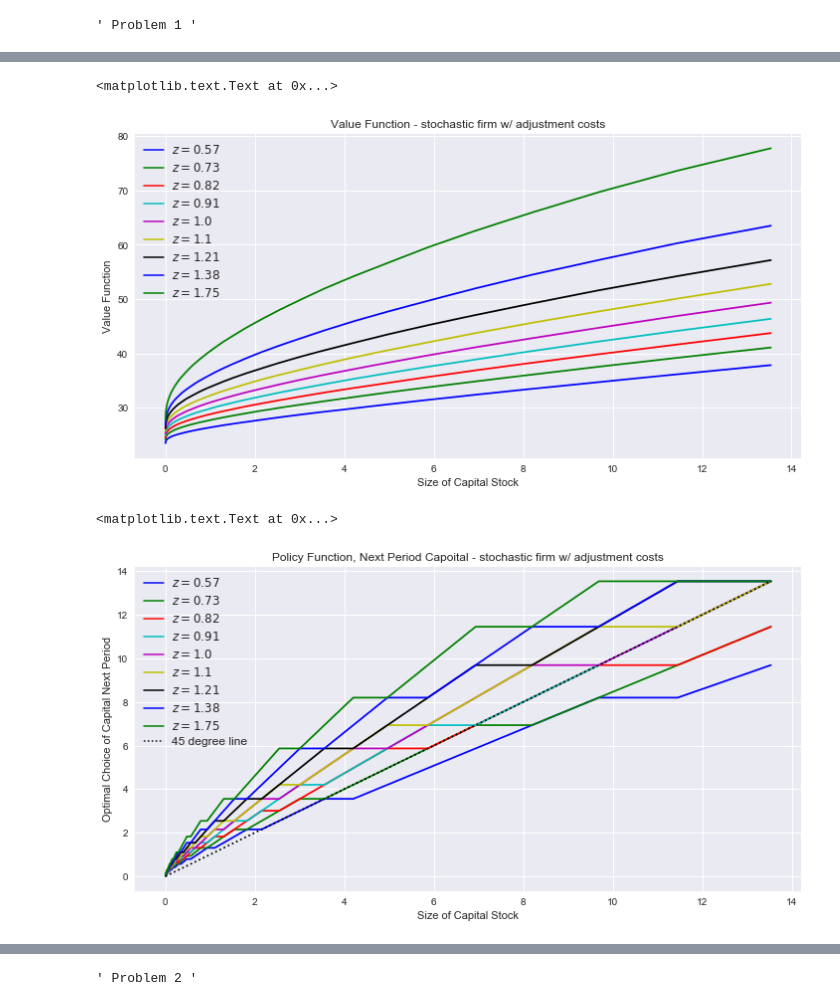
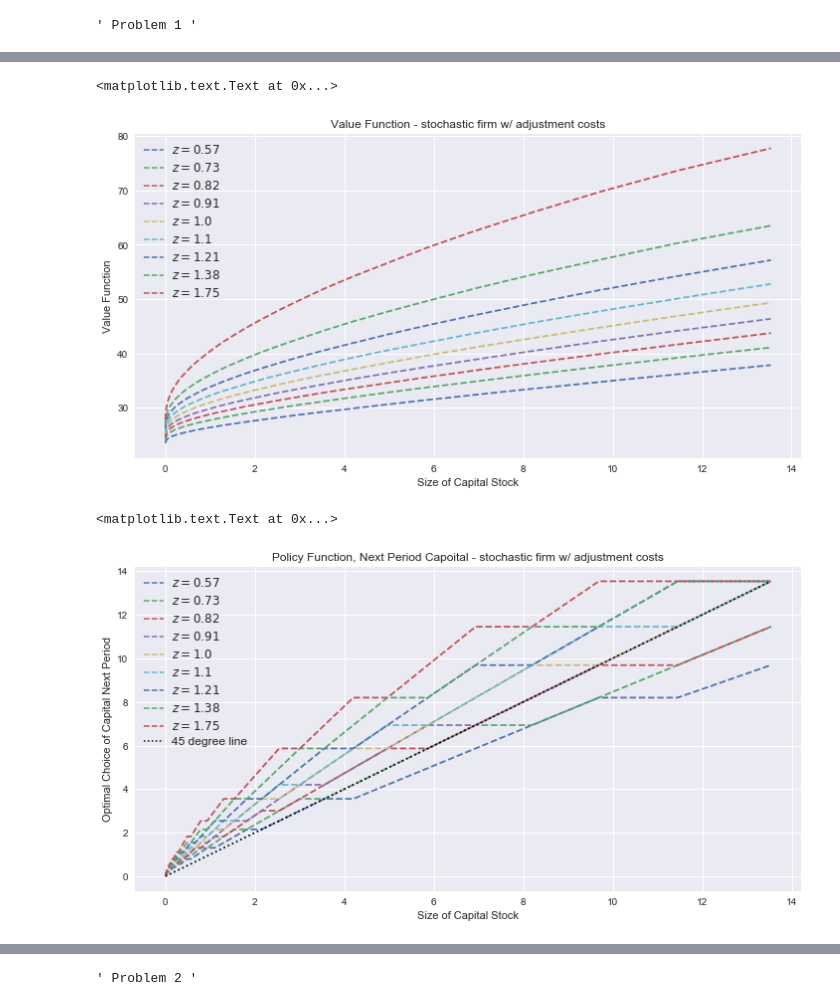
Before and after one commit to deehrlich/BootCamp2017, a Jupyter notebook: ProbSets/Econ/Week 3/Ehrlich_FirmDynamics.ipynb, the cells around one changed output, grey strips where cells are left out. Drawn from its saved outputs; the diff is of its cells as text; code cells hidden in the pictures.

```diff
--- a/ProbSets/Econ/Week 3/Ehrlich_FirmDynamics.ipynb
+++ b/ProbSets/Econ/Week 3/Ehrlich_FirmDynamics.ipynb
@@ -108,32 +108,33 @@ VFI took  42.342866  seconds to solve
 # %%
 #Plot Value Function
 
 fig ,ax =  plt.subplots(figsize=(12, 6))
+
 for i in range(sizez):
-    plt.plot(kvec, V[:,i],'k', label='$z = {i}$'.format(i=round(z_grid[i], 2)), color='bgrcmykbg'[i])
+    plt.plot(kvec, V[:,i],'--', label='$z = {i}$'.format(i=round(z_grid[i], 2)))
 
 plt.xlabel('Size of Capital Stock')
 plt.ylabel('Value Function')
 # Now add the legend with some customizations.
 legend = ax.legend(loc='best', shadow=True)
 # The frame is matplotlib.patches.Rectangle instance surrounding the legend.
 frame = legend.get_frame()
 frame.set_facecolor('0.90')
 for label in legend.get_texts():
     label.set_fontsize('large')
 for label in legend.get_lines():
     label.set_linewidth(1.5)  # the legend line width
 plt.title('Value Function - stochastic firm w/ adjustment costs')
 # %% [output]
 <matplotlib.text.Text at 0x...>
-[figure, old version]
+[figure, new version]
 # %%
 # Plot optimal capital stock rule as a function of firm size
 optK = kvec[PF]
 fig ,ax =  plt.subplots(figsize=(12, 6))
 
 for i in range(sizez):
-    plt.plot(kvec, optK[:,i],'k', label='$z = {i}$'.format(i=round(z_grid[i], 2)), color='bgrcmykbg'[i])
+    plt.plot(kvec, optK[:,i], "--", label='$z = {i}$'.format(i=round(z_grid[i], 2)))
 
 ax.plot(kvec, kvec, 'k:', label='45 degree line')
 # Now add the legend with some customizations.
@@ -152,7 +153,7 @@ plt.title('Policy Function, Next Period Capoital - stochastic firm w/ ' +
           'adjustment costs')
 # %% [output]
 <matplotlib.text.Text at 0x...>
-[figure, old version]
+[figure, new version]
 # %%
 # Plot investment rule as a function of firm size
 optI = optK - (1 - delta) * optK
```
Also changed, not shown: parts of 11 cells of this notebook.
